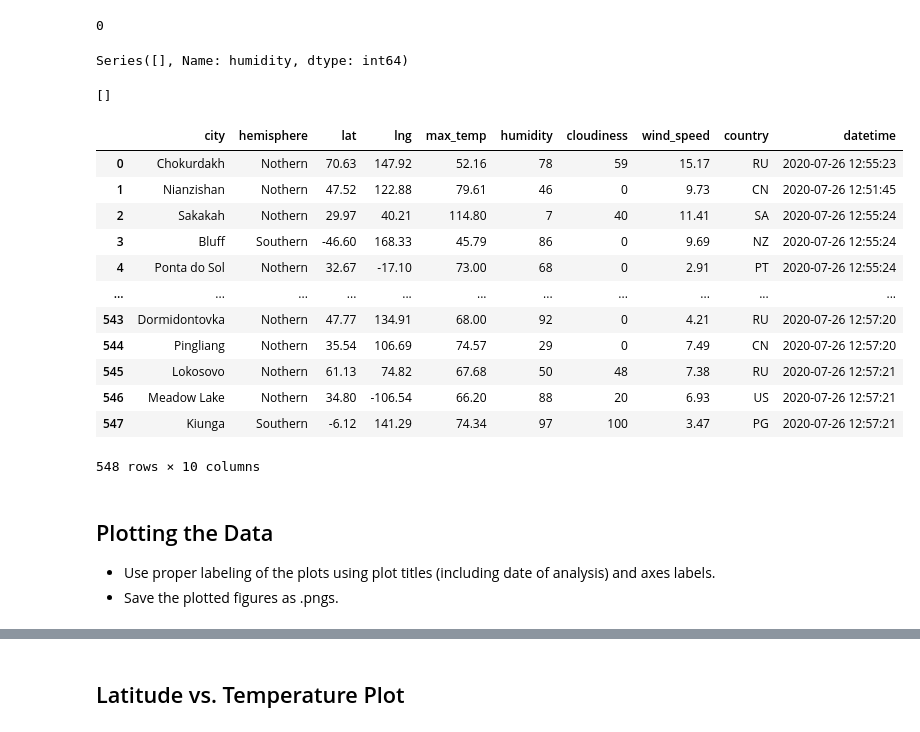
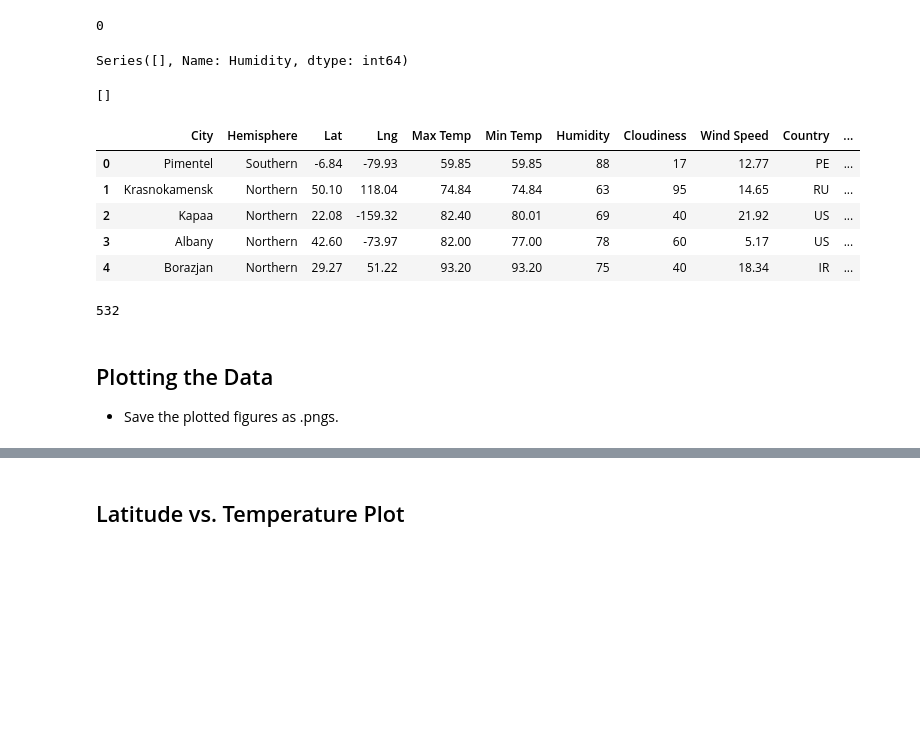
Before and after one commit to GGVittoria/python-api-challenge, a Jupyter notebook: WeatherPy/WeatherPy.ipynb, the cells around one changed output, grey strips where cells are left out. Drawn from its saved outputs; the diff is of its cells as text; code cells hidden in the pictures; blank space fills up the shorter version.

```diff
--- a/WeatherPy/WeatherPy.ipynb
+++ b/WeatherPy/WeatherPy.ipynb
@@ -22,8 +22,11 @@ output_data_file = "output_data/cities.csv"
 lat_range = (-90, 90)
 lng_range = (-180, 180)
 
-# How nmany cities in this analysis?
+# How many random locations do we start with in this analysis?
 cnt = 1500
+
+# What's the maximum humidity level in this analysis?
+humid_level = 100
 # %%
 # Save config information.
 url = "http://api.openweathermap.org/data/2.5/weather?"
@@ -212,17 +160,18 @@ cities_not_found
 # %%
 # create a data frame from cities, lat, and temp
 city_dict = {
-    "city": cities2,
-    "hemisphere": hems,
-    "lat": lats2,
-    "lng": lngs2,
-    "max_temp": max_temps,
-    "humidity": humids,
-    "cloudiness": clouds,
-    "wind_speed": winds,
-    "country": countries,
-    "datetime": datetimes
+    "City": cities2,
+    "Hemisphere": hems,
+    "Lat": lats2,
+    "Lng": lngs2,
+    "Max Temp": max_temps,
+    "Min Temp": min_temps,
+    "Humidity": humids,
+    "Cloudiness": clouds,
+    "Wind Speed": winds,
+    "Country": countries,
+    "Weather Date": weather_dates
 }
 city_data = pd.DataFrame(city_dict)
-city_data
+city_data.head()
 # %% [output]
@@ -251,34 +193,32 @@ list_values = city_data["humidity"][city_data["humidity"] > 100]
 list_values.count()
 # %% [output]
 0
+# %%
+# Get the index and humidity of the cities that have humidity over 100%
+city_data["Humidity"][city_data["Humidity"] > humid_level]
+# %% [output]
+Series([], Name: Humidity, dtype: int64)
 # %%
 # Get the indices of cities that have humidity over 100%
-city_data["humidity"][city_data["humidity"] > 100]
+index_list = city_data["Humidity"][city_data["Humidity"] > humid_level].index.tolist()
+index_list
 # %% [output]
-Series([], Name: humidity, dtype: int64)
+[]
-# %%
-# Get the indices of cities that have humidity over 100%
-index_list = city_data["humidity"][city_data["humidity"] > 100].index.tolist()
-index_list
-# %% [output]
-[]
 # %%
 # Create a clean DataFrame by dropping the high humidity rows by its index
 clean_city_data = city_data.drop(index_list,inplace=False)
-clean_city_data
+clean_city_data.head()
 # %% [output]
-|  | city | hemisphere | lat | lng | max_temp | humidity | cloudiness | wind_speed | country | datetime |
-| 0 | Chokurdakh | Nothern | 70.63 | 147.92 | 52.16 | 78 | 59 | 15.17 | RU | 2020-07-26 12:55:23 |
-| 1 | Nianzishan | Nothern | 47.52 | 122.88 | 79.61 | 46 | 0 | 9.73 | CN | 2020-07-26 12:51:45 |
-| 2 | Sakakah | Nothern | 29.97 | 40.21 | 114.80 | 7 | 40 | 11.41 | SA | 2020-07-26 12:55:24 |
-| 3 | Bluff | Southern | -46.60 | 168.33 | 45.79 | 86 | 0 | 9.69 | NZ | 2020-07-26 12:55:24 |
-| 4 | Ponta do Sol | Nothern | 32.67 | -17.10 | 73.00 | 68 | 0 | 2.91 | PT | 2020-07-26 12:55:24 |
-| ... | ... | ... | ... | ... | ... | ... | ... | ... | ... | ... |
-| 543 | Dormidontovka | Nothern | 47.77 | 134.91 | 68.00 | 92 | 0 | 4.21 | RU | 2020-07-26 12:57:20 |
-| 544 | Pingliang | Nothern | 35.54 | 106.69 | 74.57 | 29 | 0 | 7.49 | CN | 2020-07-26 12:57:20 |
-| 545 | Lokosovo | Nothern | 61.13 | 74.82 | 67.68 | 50 | 48 | 7.38 | RU | 2020-07-26 12:57:21 |
-| 546 | Meadow Lake | Nothern | 34.80 | -106.54 | 66.20 | 88 | 20 | 6.93 | US | 2020-07-26 12:57:21 |
-| 547 | Kiunga | Southern | -6.12 | 141.29 | 74.34 | 97 | 100 | 3.47 | PG | 2020-07-26 12:57:21 |
+|  | City | Hemisphere | Lat | Lng | Max Temp | Min Temp | Humidity | Cloudiness | Wind Speed | Country | ... |
+| 0 | Pimentel | Southern | -6.84 | -79.93 | 59.85 | 59.85 | 88 | 17 | 12.77 | PE | ... |
+| 1 | Krasnokamensk | Northern | 50.10 | 118.04 | 74.84 | 74.84 | 63 | 95 | 14.65 | RU | ... |
+| 2 | Kapaa | Northern | 22.08 | -159.32 | 82.40 | 80.01 | 69 | 40 | 21.92 | US | ... |
+| 3 | Albany | Northern | 42.60 | -73.97 | 82.00 | 77.00 | 78 | 60 | 5.17 | US | ... |
+| 4 | Borazjan | Northern | 29.27 | 51.22 | 93.20 | 93.20 | 75 | 40 | 18.34 | IR | ... |
-548 rows × 10 columns
+# %%
+# Print the clean city count
+len(clean_city_data)
+# %% [output]
+532
 # %%
 # Export the Clean City Data into a csv
@@ -286,4 +226,3 @@ clean_city_data.to_csv("Output/clean_city_data.csv", index=False, header=True)
 # %% [markdown]
 ## Plotting the Data
-* Use proper labeling of the plots using plot titles (including date of analysis) and axes labels.
 * Save the plotted figures as .pngs.
```
Also changed, not shown: parts of 33 cells of this notebook, 17 other files.
